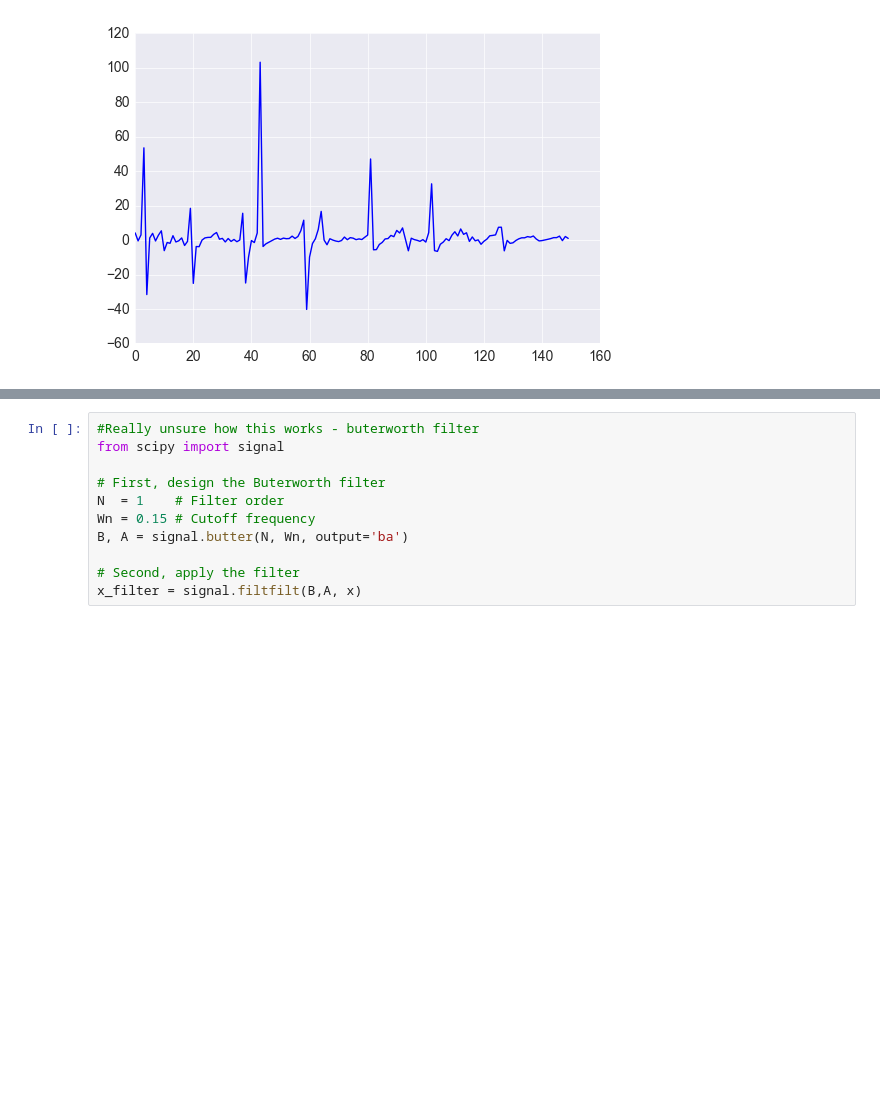
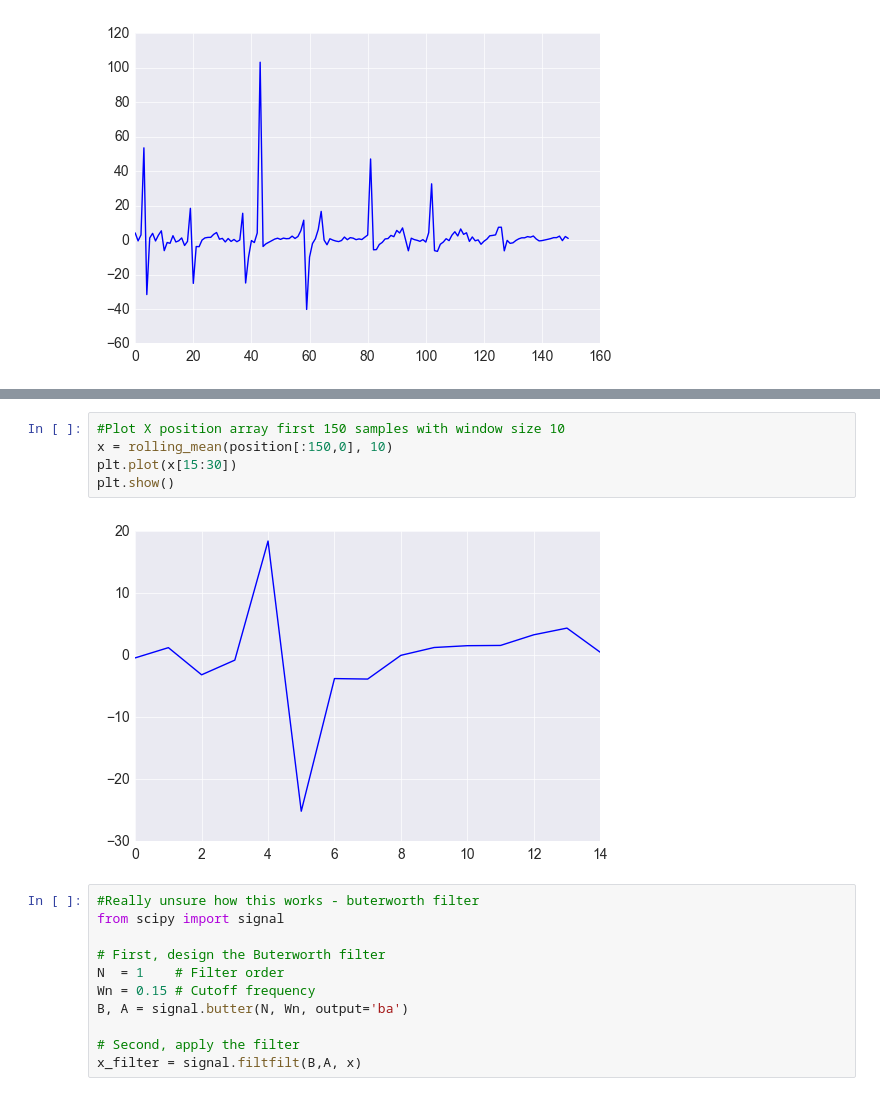
Before and after one commit to jason-dennis11/Tommi, a Jupyter notebook: 3_8_18 Head Acc.ipynb, the cells around one changed output, grey strips where cells are left out. Saved outputs shown, nothing was run; the diff lists cells and outputs as text; blank space fills up the shorter version.

```diff
--- a/3_8_18 Head Acc.ipynb
+++ b/3_8_18 Head Acc.ipynb
@@ -141,3 +148,10 @@ plt.show()
+# %%
+#Plot X position array first 150 samples with window size 10
+x = rolling_mean(position[:150,0], 10)
+plt.plot(x[15:30])
+plt.show()
+# %% [output]
+[figure, added]
 # %%
 #Really unsure how this works - buterworth filter
 from scipy import signal
```
Also changed, not shown: parts of 1 cell of this notebook.
